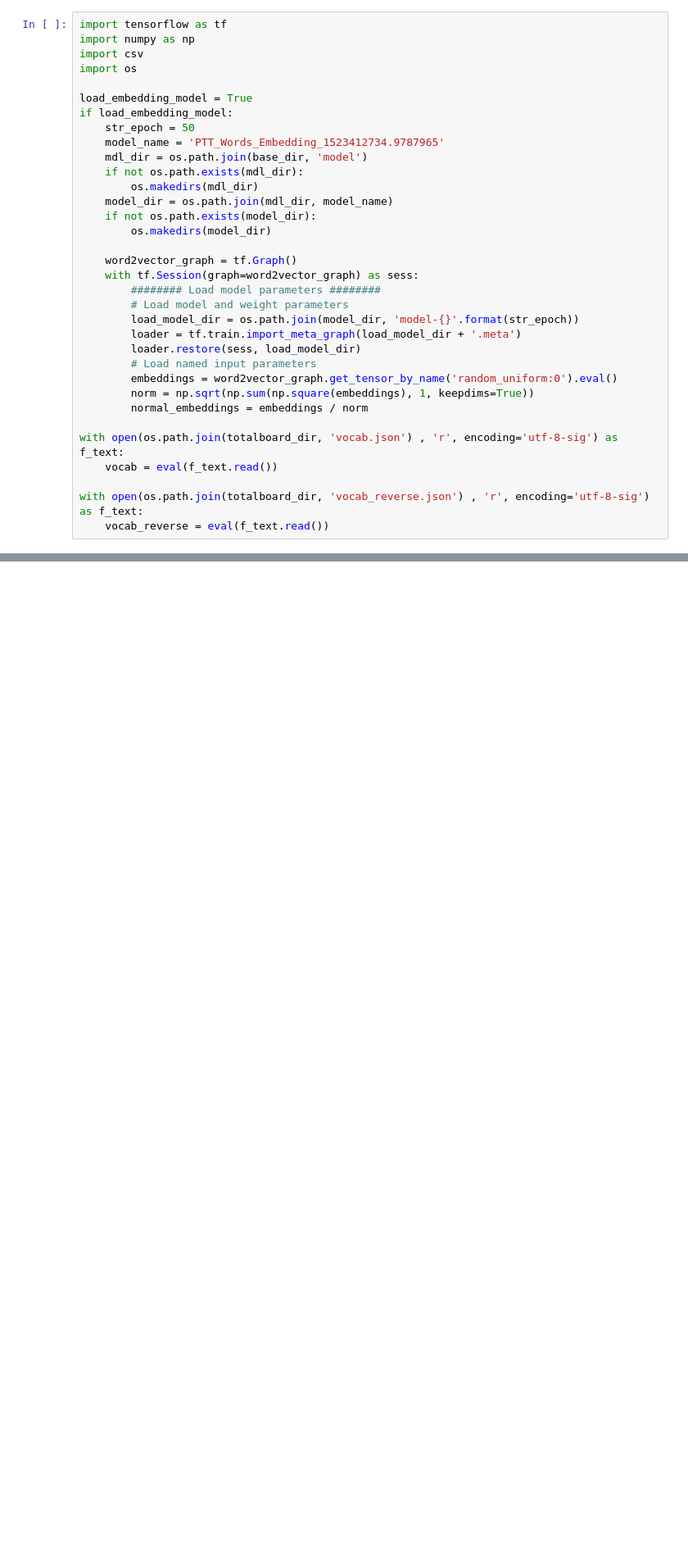
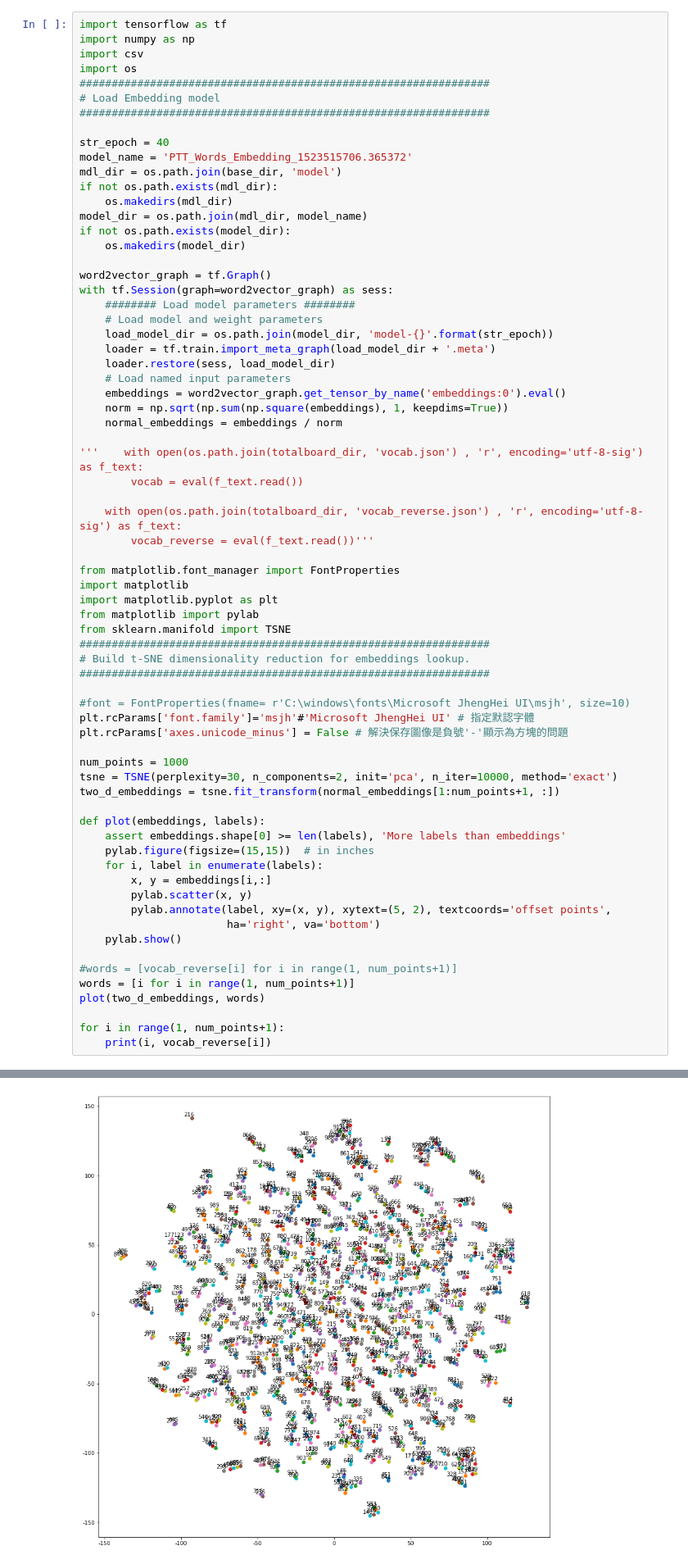
Before and after one commit to changweilin/PTT-text-generator-Encoder-Decoder-model, a Jupyter notebook: PTT word embedding.ipynb, the cells around one changed output, grey strips where cells are left out. Shown: that part at 82% size. Saved outputs shown, nothing was run; the diff lists cells and outputs as text; blank space fills up the shorter version.

```diff
--- a/PTT word embedding.ipynb
+++ b/PTT word embedding.ipynb
@@ -460,33 +463,68 @@ import tensorflow as tf
 import numpy as np
 import csv
 import os
+################################################################
+# Load Embedding model
+################################################################
 
-load_embedding_model = True
-if load_embedding_model:
-    str_epoch = 50
-    model_name = 'PTT_Words_Embedding_1523412734.9787965'
-    mdl_dir = os.path.join(base_dir, 'model')
-    if not os.path.exists(mdl_dir):
-        os.makedirs(mdl_dir)
-    model_dir = os.path.join(mdl_dir, model_name)
-    if not os.path.exists(model_dir):
-        os.makedirs(model_dir)
+str_epoch = 40
+model_name = 'PTT_Words_Embedding_1523515706.365372'
+mdl_dir = os.path.join(base_dir, 'model')
+if not os.path.exists(mdl_dir):
+    os.makedirs(mdl_dir)
+model_dir = os.path.join(mdl_dir, model_name)
+if not os.path.exists(model_dir):
+    os.makedirs(model_dir)
 
-    word2vector_graph = tf.Graph()
-    with tf.Session(graph=word2vector_graph) as sess:
-        ######## Load model parameters ########
-        # Load model and weight parameters
-        load_model_dir = os.path.join(model_dir, 'model-{}'.format(str_epoch))
-        loader = tf.train.import_meta_graph(load_model_dir + '.meta')
-        loader.restore(sess, load_model_dir)
-        # Load named input parameters
-        embeddings = word2vector_graph.get_tensor_by_name('random_uniform:0').eval()
-        norm = np.sqrt(np.sum(np.square(embeddings), 1, keepdims=True))
-        normal_embeddings = embeddings / norm
+word2vector_graph = tf.Graph()
+with tf.Session(graph=word2vector_graph) as sess:
+    ######## Load model parameters ########
+    # Load model and weight parameters
+    load_model_dir = os.path.join(model_dir, 'model-{}'.format(str_epoch))
+    loader = tf.train.import_meta_graph(load_model_dir + '.meta')
+    loader.restore(sess, load_model_dir)
+    # Load named input parameters
+    embeddings = word2vector_graph.get_tensor_by_name('embeddings:0').eval()
+    norm = np.sqrt(np.sum(np.square(embeddings), 1, keepdims=True))
+    normal_embeddings = embeddings / norm
 
-with open(os.path.join(totalboard_dir, 'vocab.json') , 'r', encoding='utf-8-sig') as f_text:
-    vocab = eval(f_text.read())
+'''    with open(os.path.join(totalboard_dir, 'vocab.json') , 'r', encoding='utf-8-sig') as f_text:
+        vocab = eval(f_text.read())
 
-with open(os.path.join(totalboard_dir, 'vocab_reverse.json') , 'r', encoding='utf-8-sig') as f_text:
-    vocab_reverse = eval(f_text.read())
+    with open(os.path.join(totalboard_dir, 'vocab_reverse.json') , 'r', encoding='utf-8-sig') as f_text:
+        vocab_reverse = eval(f_text.read())'''
+
+from matplotlib.font_manager import FontProperties
+import matplotlib
+import matplotlib.pyplot as plt
+from matplotlib import pylab
+from sklearn.manifold import TSNE
+################################################################
+# Build t-SNE dimensionality reduction for embeddings lookup.
+################################################################
+
+#font = FontProperties(fname= r'C:\windows\fonts\Microsoft JhengHei UI\msjh', size=10)
+plt.rcParams['font.family']='msjh'#'Microsoft JhengHei UI' # 指定默認字體
+plt.rcParams['axes.unicode_minus'] = False # 解決保存圖像是負號'-'顯示為方塊的問題
+
+num_points = 1000
+tsne = TSNE(perplexity=30, n_components=2, init='pca', n_iter=10000, method='exact')
+two_d_embeddings = tsne.fit_transform(normal_embeddings[1:num_points+1, :])
+
+def plot(embeddings, labels):
+    assert embeddings.shape[0] >= len(labels), 'More labels than embeddings'
+    pylab.figure(figsize=(15,15))  # in inches
+    for i, label in enumerate(labels):
+        x, y = embeddings[i,:]
+        pylab.scatter(x, y)
+        pylab.annotate(label, xy=(x, y), xytext=(5, 2), textcoords='offset points',
+                       ha='right', va='bottom')
+    pylab.show()
+
+#words = [vocab_reverse[i] for i in range(1, num_points+1)]
+words = [i for i in range(1, num_points+1)]
+plot(two_d_embeddings, words)
+
+for i in range(1, num_points+1):
+    print(i, vocab_reverse[i])
 # %% [output]
@@ -493,0 +532 @@ INFO:tensorflow:Restoring parameters from C:/Users/User/Raw data/PTT\model\PTT_W
+[figure, added]
```
Also changed, not shown: parts of 6 cells of this notebook.
